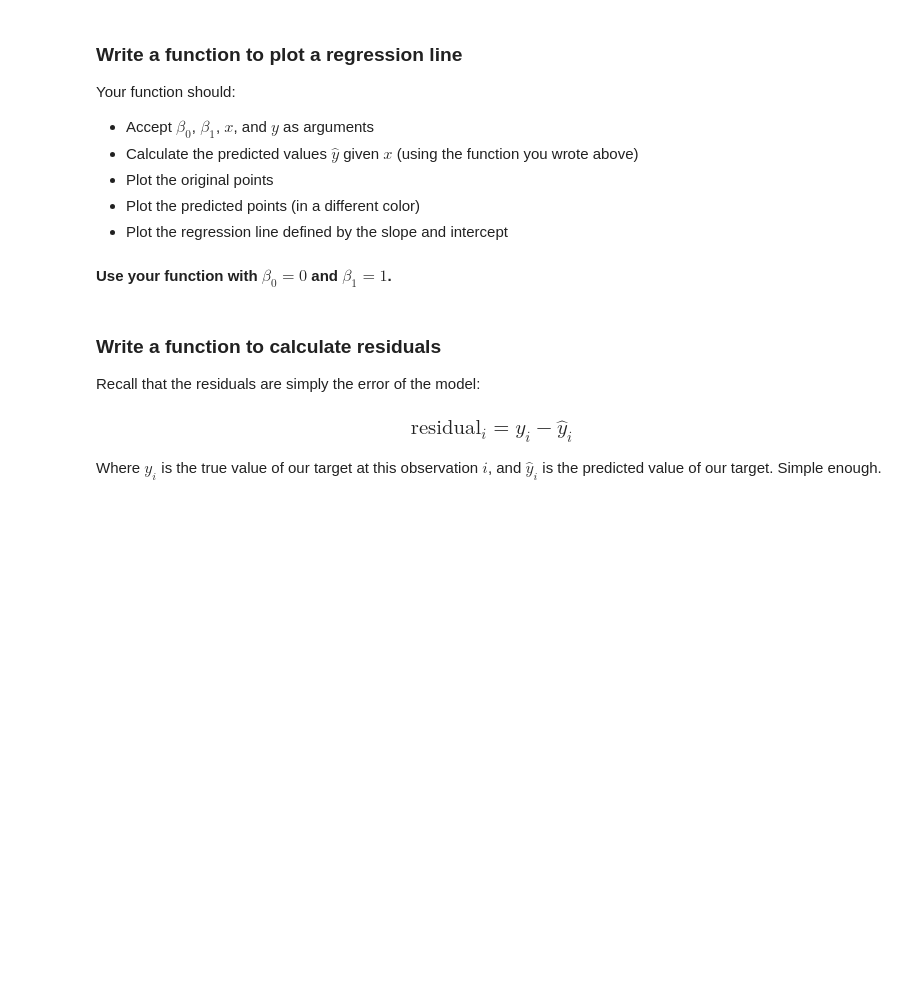
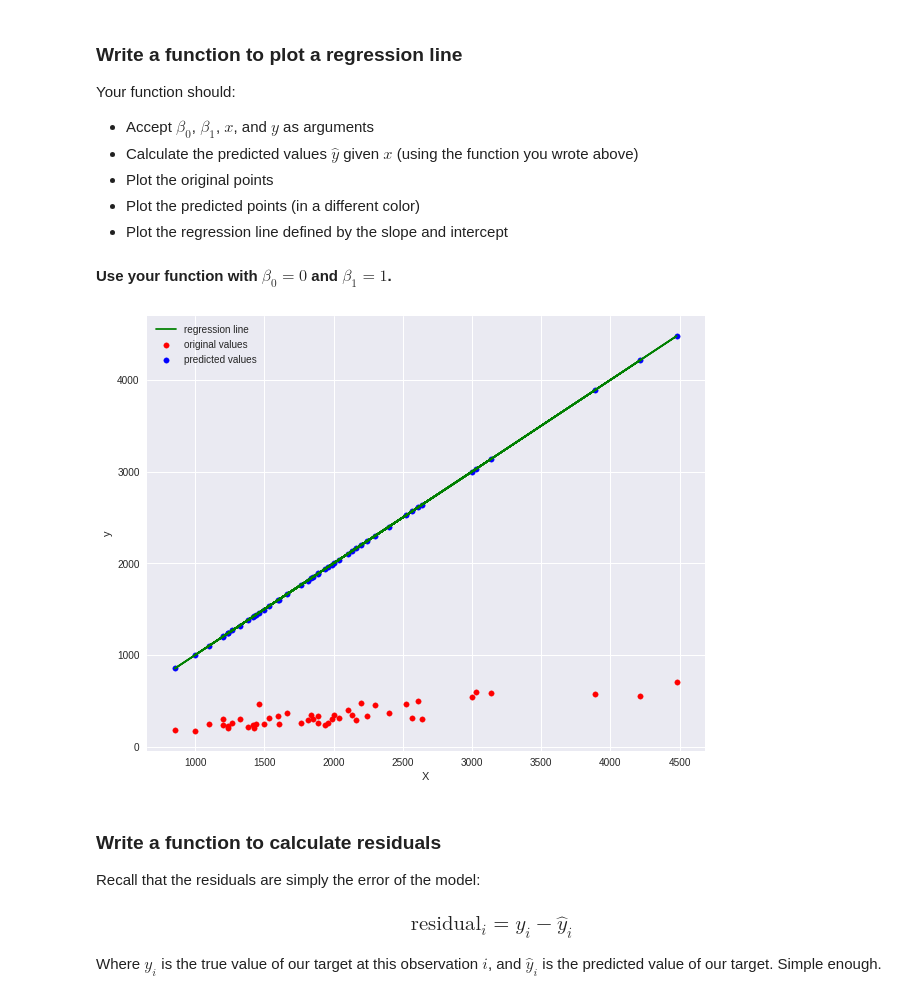
Before and after one commit to Proletariat99/linear-regression-from-scratch, a Jupyter notebook: coding-linear-regression.ipynb, the cells around one changed output. Saved outputs shown, nothing was run; the diff lists cells and outputs as text; code cells hidden in the pictures; blank space fills up the shorter version.

```diff
--- a/coding-linear-regression.ipynb
+++ b/coding-linear-regression.ipynb
@@ -67,3 +76,5 @@ The columns are:
 **Convert `price` to be in units of 1000 (thousands of dollars).**
 # %%
 # transform price to new units
+house_df['price'] = house_df['price'] / 1000
+house_df.head()
@@ -104,0 +121,7 @@ Extract the target variable and predictor variable from our pandas dataframe. Cl
+# %%
+# define predictor and target as variables
+# .values changes from a series to a numpy array
+X = house_df['sqft'].values
+y = house_df['price'].values
+for var in [X,y]:
+    print(type(var), var.shape)
@@ -119,6 +145,8 @@ Build a function to represent the formula below:
 *  $x$
 # %%
 # function to calculate yhat
+def predict_from_betas(beta0, beta1, ind_var):
+    return beta0 + beta1 * ind_var
 # %% [markdown]
 <a id='plot-regline'></a>
 
@@ -135,7 +161,27 @@ Your function should:
+# %%
+# function to plot regression
+def plot_regression_line(b0, b1, ind_var, dep_var):
+    '''
+    ind_var and dep_var are both vectors
+    b0 and b1 are the intercept and coefficient, respectively
+    '''
+    yhat_vec = np.array([predict_from_betas(b0, b1, x) for x in ind_var])
+    plt.figure(figsize=(10,8))
+    plt.scatter(ind_var, dep_var, c='red', s=30, label='original values')
+    plt.scatter(ind_var, yhat_vec, c= 'blue', s=30, label = 'predicted values')
+    plt.plot(ind_var, yhat_vec, c='green', label='regression line')
+    plt.xlabel('X')
+    plt.ylabel('y')
+    plt.legend()
+    plt.show()
+    return yhat_vec
 # %% [markdown]
 **Use your function with $\beta_0 = 0$ and $\beta_1 = 1$.**
 # %%
 # plot the regression
+naive_yhat = plot_regression_line(0, 1, X, y)
+# %% [output]
+[figure, added]
 # %% [markdown]
 <a id='calc-resids'></a>
 
```
Also changed, not shown: parts of 39 cells of this notebook.
